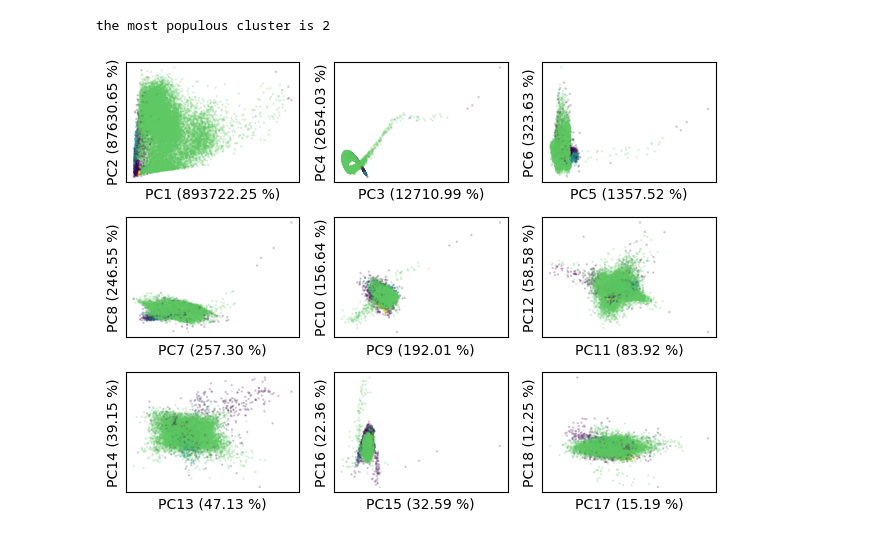
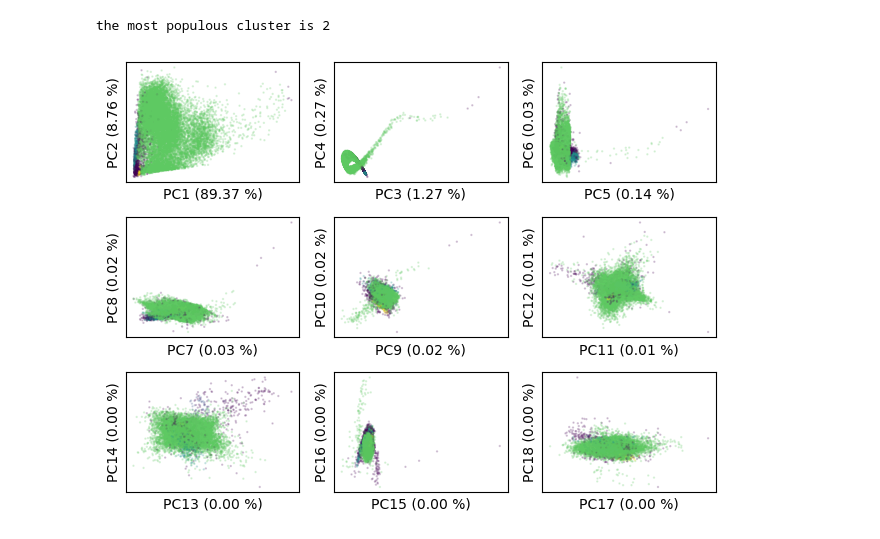
Before and after one commit to ekepes112/libs_segmentation, a Jupyter notebook: notebooks/EXP_fullSpectralClustering.ipynb, the cells around one changed output. Drawn from its saved outputs; the diff is of its cells as text; code cells hidden in the pictures.

Commit message:
fix(EXP_fullSpectralClustering.ipynb): fixed plot_embedding so it applies more generally

```diff
--- a/notebooks/EXP_fullSpectralClustering.ipynb
+++ b/notebooks/EXP_fullSpectralClustering.ipynb
@@ -138,10 +160,10 @@ main_cluster_cond = clusterer.labels_ == main_cluster_id
 # %% [output]
 the most populous cluster is 2
 # %%
-plot_pca_scores(
+plot_embedding(
     pca_scores,
-    explained_variances=pca_model.explained_variance_ratio_,
+    explained_variances=pca_model.explained_variance_ratio_.copy(),
     colors=plot_labels
 )
 # %% [output]
-[figure, old version]
+[figure, new version]
```
Also changed, not shown: parts of 7 cells of this notebook.
